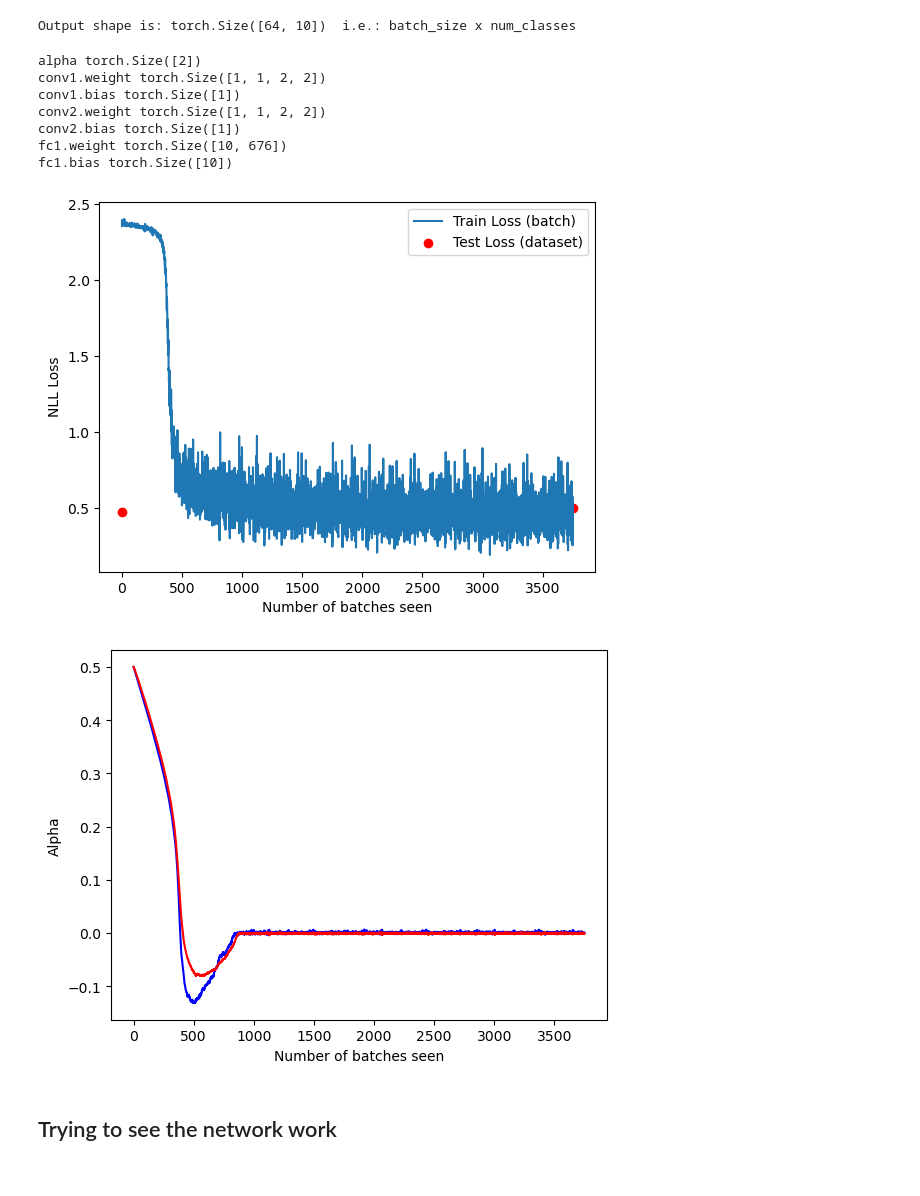
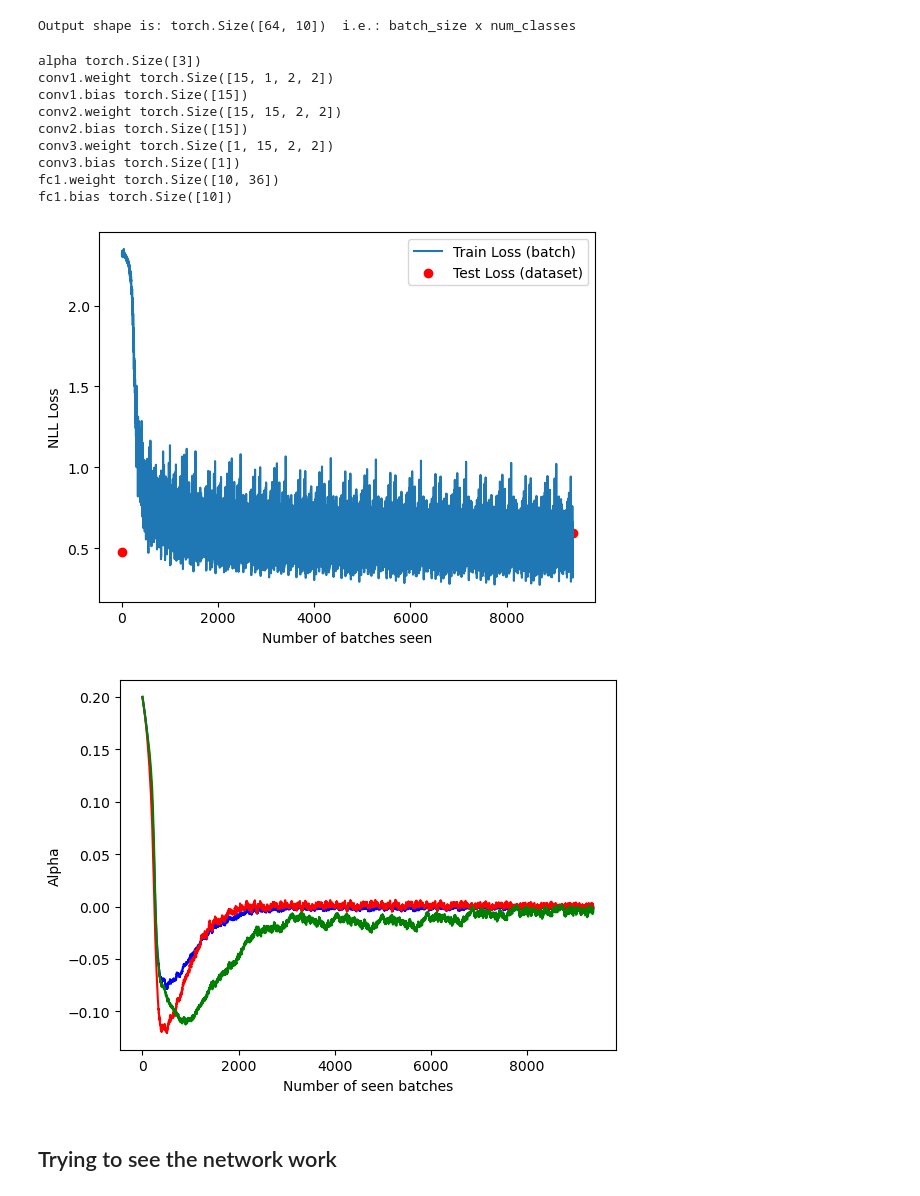
Before and after one commit to pettepiero/parametrized-relu-classifier, a Jupyter notebook: challenge2.ipynb, the cells around one changed output. Saved outputs shown, nothing was run; the diff lists cells and outputs as text; code cells hidden in the pictures.

```diff
--- a/challenge2.ipynb
+++ b/challenge2.ipynb
@@ -39,7 +39,7 @@ import time
 # %%
 ## Import train and test dataset, scale them and convert them to data loaders
 BATCH_SIZE = 64
-EPOCHS = 4
+EPOCHS = 10
 LEARNING_RATE = 0.01
 MOMENTUM = 0.0
 
@@ -132,16 +132,19 @@ torch.Size([64, 1, 28, 28])
 class Classifier_Net(nn.Module):
     def __init__(self):
         super().__init__()
-        self.conv1 = nn.Conv2d(in_channels=1, out_channels=1, kernel_size=2)
-        self.conv2 = nn.Conv2d(in_channels=1, out_channels=1, kernel_size=2)
-        self.fc1 = nn.Linear(676, 10)
-        self.alpha = th.nn.Parameter(th.tensor([0.5, 0.5]))
+        self.conv1 = nn.Conv2d(in_channels=1, out_channels=15, kernel_size=2, stride=2)
+        self.conv2 = nn.Conv2d(in_channels=15, out_channels=15, kernel_size=2, stride=2)
+        self.conv3 = nn.Conv2d(in_channels=15, out_channels=1, kernel_size=2, stride=1)
+        self.fc1 = nn.Linear(36, 10)
+        self.alpha = th.nn.Parameter(th.tensor([0.2, 0.2, 0.2]))
 
     def forward(self, x):
         x = self.conv1(x)
         x = F.relu(x) - (1 - self.alpha[0]) * F.relu(-x)
         x = self.conv2(x)
         x = F.relu(x) - (1 - self.alpha[1]) * F.relu(-x)
+        x = self.conv3(x)
+        x = F.relu(x) - (1 - self.alpha[2]) * F.relu(-x)
         x = x.view(x.shape[0], -1)
         x = self.fc1(x)
         x = F.log_softmax(x, dim=1)
@@ -158,7 +161,7 @@ Output shape is: torch.Size([64, 10])  i.e.: batch_size x num_classes
 # choose cross entropy loss function (equation 5.24 in the loss notes)
 # loss_function = nn.CrossEntropyLoss()
 # Custom loss function
-Lambda = 0.1
+Lambda = 0.05
 
 def loss_function(Lambda, alpha, outputs, labels):
     loss = nn.CrossEntropyLoss()
@@ -190,6 +193,7 @@ def get_test_stats(model, test_loader, device, Lambda, alpha):
 batch_losses = []
 batch_alpha_0 = []
 batch_alpha_1 = []
+batch_alpha_2 = []
 
 
 for epoch in trange(EPOCHS):
@@ -206,6 +210,7 @@ for epoch in trange(EPOCHS):
         batch_losses.append(loss.item())  # Store the loss for plotting, per batch
         batch_alpha_0.append(alpha[0].detach())
         batch_alpha_1.append(alpha[1].detach())
+        batch_alpha_2.append(alpha[2].detach())
         optimizer.zero_grad()
         loss.backward()
         optimizer.step()
@@ -214,12 +219,14 @@ for name, param in model.named_parameters():
     if param.requires_grad:
         print(name, param.data.shape)
 # %% [output]
-alpha torch.Size([2])
-conv1.weight torch.Size([1, 1, 2, 2])
-conv1.bias torch.Size([1])
-conv2.weight torch.Size([1, 1, 2, 2])
-conv2.bias torch.Size([1])
-fc1.weight torch.Size([10, 676])
+alpha torch.Size([3])
+conv1.weight torch.Size([15, 1, 2, 2])
+conv1.bias torch.Size([15])
+conv2.weight torch.Size([15, 15, 2, 2])
+conv2.bias torch.Size([15])
+conv3.weight torch.Size([1, 15, 2, 2])
+conv3.bias torch.Size([1])
+fc1.weight torch.Size([10, 36])
 fc1.bias torch.Size([10])
 # %%
 model.eval()
@@ -233,16 +240,17 @@ _ = plt.legend(["Train Loss (batch)", "Test Loss (dataset)"], loc="upper right")
 _ = plt.xlabel("Number of batches seen")
 _ = plt.ylabel("NLL Loss")
 # %% [output]
-[figure, old version]
+[figure, new version]
 # %%
 # Plot alpha
 xrange = range(len(batch_alpha_0))
 _ = plt.plot(xrange, batch_alpha_0, color="blue")
 _ = plt.plot(xrange, batch_alpha_1, color="red")
-_ = plt.xlabel("Number of batches seen")
+_ = plt.plot(xrange, batch_alpha_2, color="green")
+_ = plt.xlabel("Number of seen batches")
 _ = plt.ylabel("Alpha")
 # %% [output]
-[figure, old version]
+[figure, new version]
 # %% [markdown]
 ## Trying to see the network work
 # %%
```
Also changed, not shown: parts of 1 cell of this notebook.
